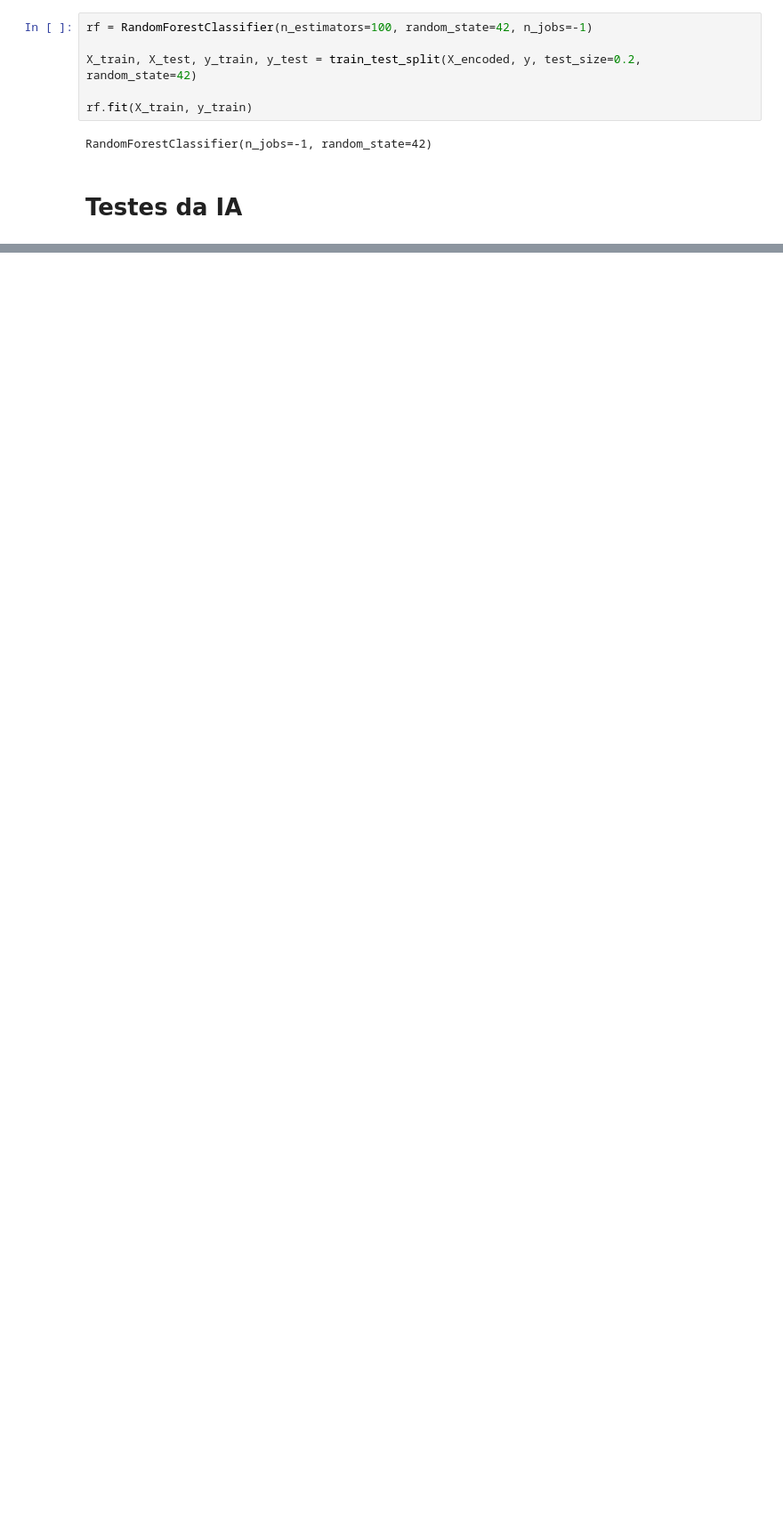
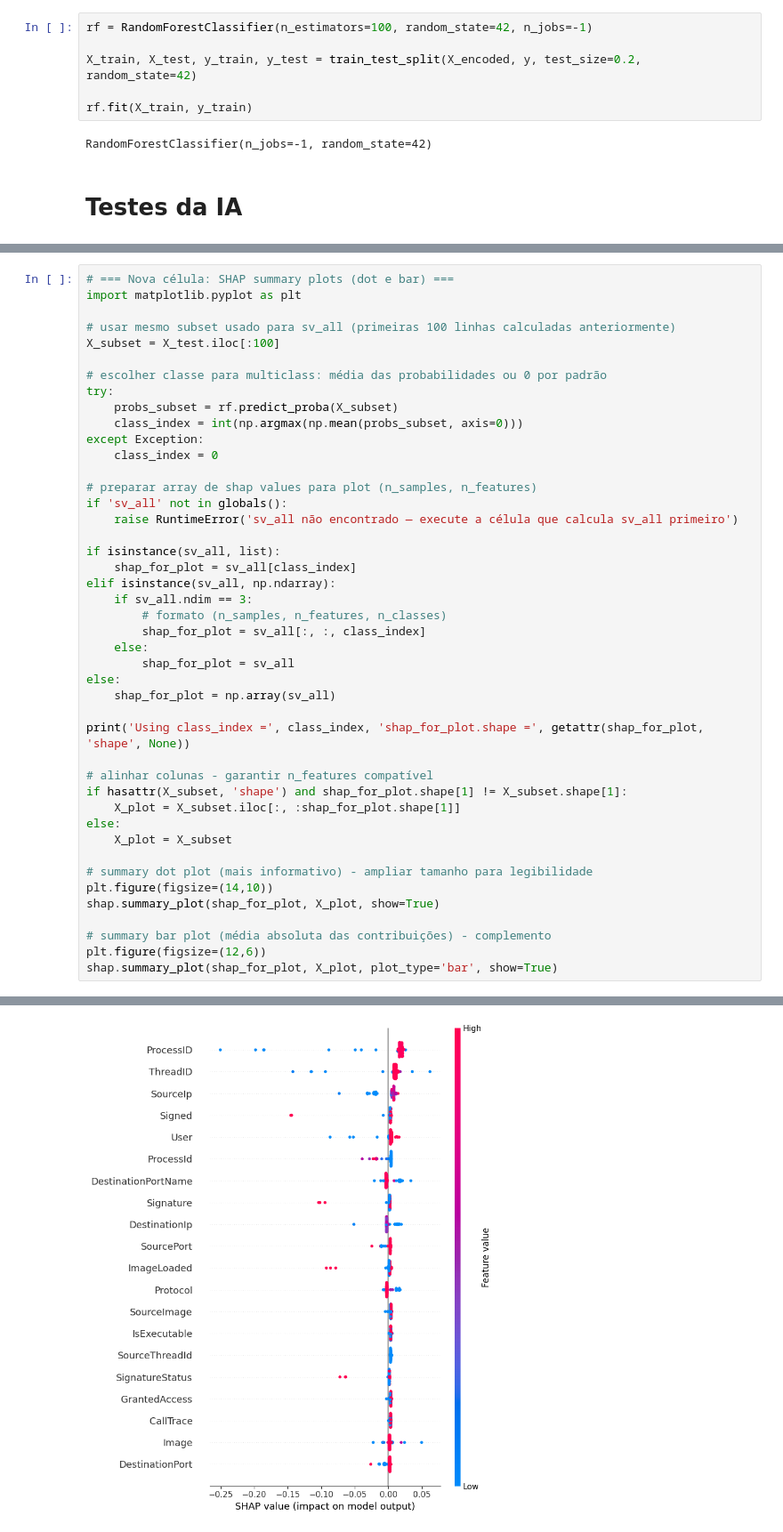
Before and after one commit to ViniCarvalho71/RansonwareData, a Jupyter notebook: Train/train_v2.ipynb, the cells around one changed output, grey strips where cells are left out. Shown at 89% size. Cells and saved outputs as stored; diff of their text form; blank space fills up the shorter version.

```diff
--- a/Train/train_v2.ipynb
+++ b/Train/train_v2.ipynb
@@ -92,0 +313,45 @@ DimensionError: Length of features is not equal to the length of shap_values!
+# %%
+# === Nova célula: SHAP summary plots (dot e bar) ===
+import matplotlib.pyplot as plt
+
+# usar mesmo subset usado para sv_all (primeiras 100 linhas calculadas anteriormente)
+X_subset = X_test.iloc[:100]
+
+# escolher classe para multiclass: média das probabilidades ou 0 por padrão
+try:
+    probs_subset = rf.predict_proba(X_subset)
+    class_index = int(np.argmax(np.mean(probs_subset, axis=0)))
+except Exception:
+    class_index = 0
+
+# preparar array de shap values para plot (n_samples, n_features)
+if 'sv_all' not in globals():
+    raise RuntimeError('sv_all não encontrado — execute a célula que calcula sv_all primeiro')
+
+if isinstance(sv_all, list):
+    shap_for_plot = sv_all[class_index]
+elif isinstance(sv_all, np.ndarray):
+    if sv_all.ndim == 3:
+        # formato (n_samples, n_features, n_classes)
+        shap_for_plot = sv_all[:, :, class_index]
+    else:
+        shap_for_plot = sv_all
+else:
+    shap_for_plot = np.array(sv_all)
+
+print('Using class_index =', class_index, 'shap_for_plot.shape =', getattr(shap_for_plot, 'shape', None))
+
+# alinhar colunas - garantir n_features compatível
+if hasattr(X_subset, 'shape') and shap_for_plot.shape[1] != X_subset.shape[1]:
+    X_plot = X_subset.iloc[:, :shap_for_plot.shape[1]]
+else:
+    X_plot = X_subset
+
+# summary dot plot (mais informativo) - ampliar tamanho para legibilidade
+plt.figure(figsize=(14,10))
+shap.summary_plot(shap_for_plot, X_plot, show=True)
+
+# summary bar plot (média absoluta das contribuições) - complemento
+plt.figure(figsize=(12,6))
+shap.summary_plot(shap_for_plot, X_plot, plot_type='bar', show=True)
+# %% [output]
@@ -92,0 +359 @@ DimensionError: Length of features is not equal to the length of shap_values!
+[figure, added]
```
Also changed, not shown: parts of 13 cells of this notebook, 1 other file.
